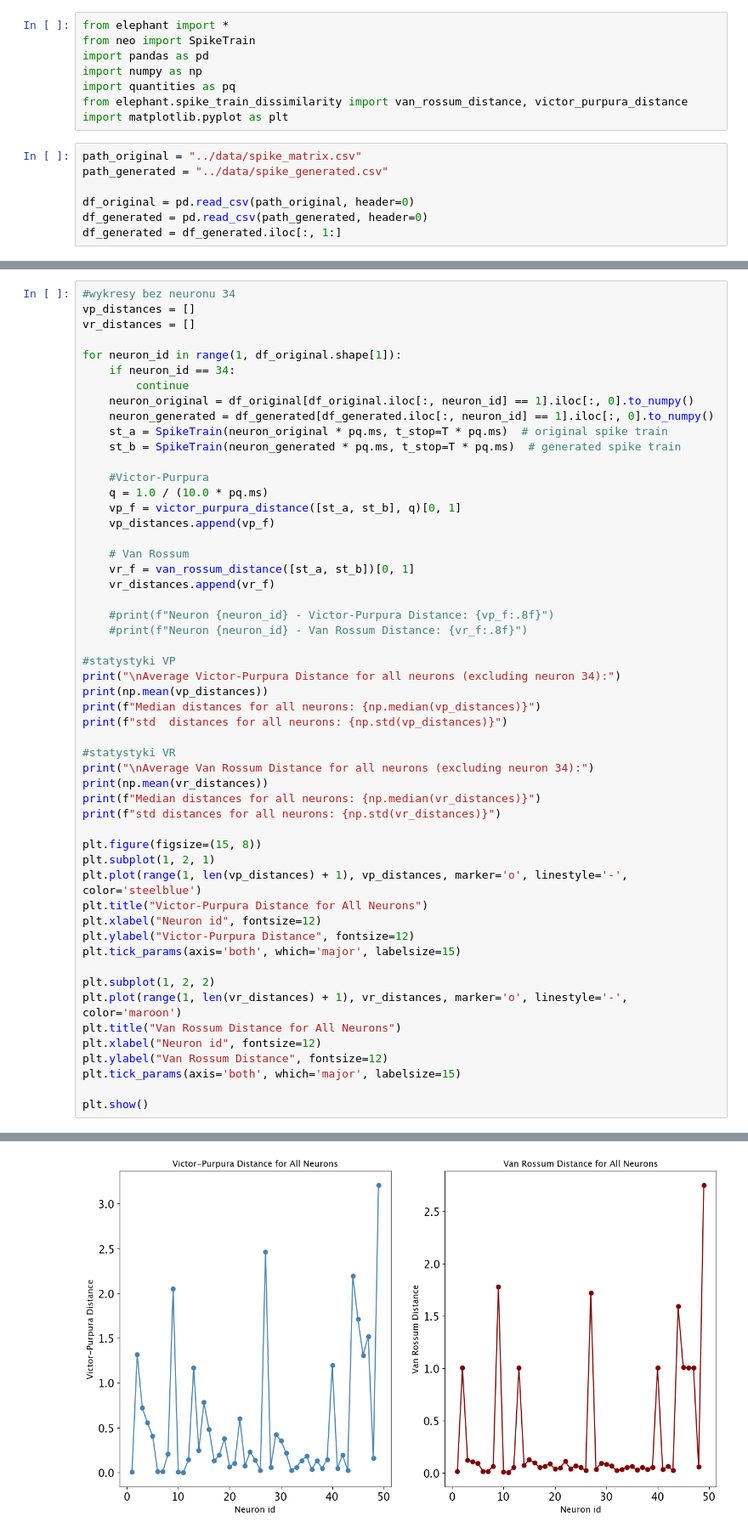
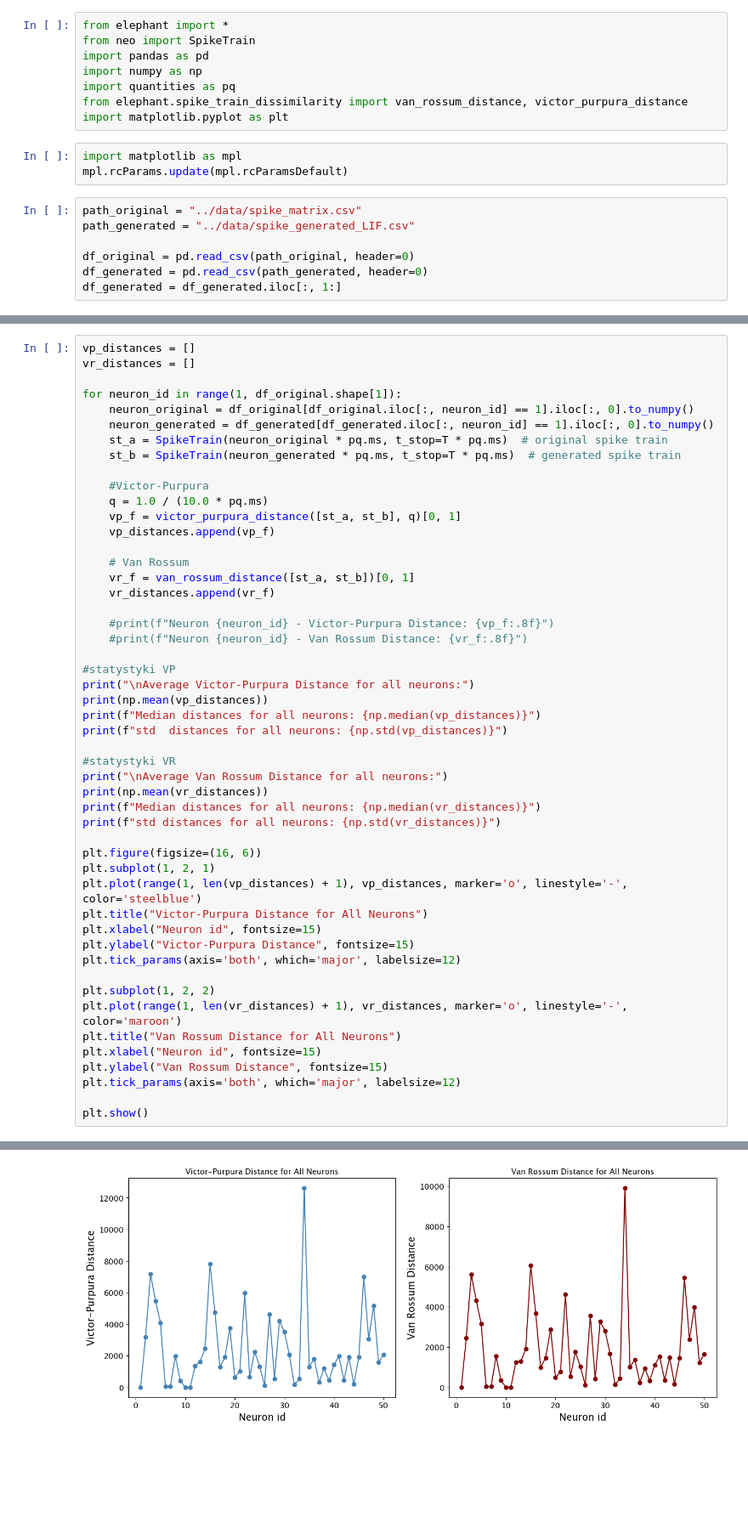
Before and after one commit to ewazukowska/MasterThesis, a Jupyter notebook: results/metrics.ipynb, the cells around one changed output, grey strips where cells are left out. Shown at 85% size. Cells and saved outputs as stored; diff of their text form; blank space fills up the shorter version.

```diff
--- a/results/metrics.ipynb
+++ b/results/metrics.ipynb
@@ -163,9 +163,12 @@ import numpy as np
 import quantities as pq
 from elephant.spike_train_dissimilarity import van_rossum_distance, victor_purpura_distance
 import matplotlib.pyplot as plt
+# %%
+import matplotlib as mpl
+mpl.rcParams.update(mpl.rcParamsDefault)
 # %%
 path_original = "../data/spike_matrix.csv"
-path_generated = "../data/spike_generated.csv"
+path_generated = "../data/spike_generated_LIF.csv"
 
 df_original = pd.read_csv(path_original, header=0)
 df_generated = pd.read_csv(path_generated, header=0)
@@ -212,11 +215,8 @@ std distances for all neurons: 75874.05884929448
 # %%
-#wykresy bez neuronu 34
 vp_distances = []
 vr_distances = []
 
 for neuron_id in range(1, df_original.shape[1]):
-    if neuron_id == 34:
-        continue
     neuron_original = df_original[df_original.iloc[:, neuron_id] == 1].iloc[:, 0].to_numpy()
     neuron_generated = df_generated[df_generated.iloc[:, neuron_id] == 1].iloc[:, 0].to_numpy()
     st_a = SpikeTrain(neuron_original * pq.ms, t_stop=T * pq.ms)  # original spike train
@@ -235,31 +235,31 @@ for neuron_id in range(1, df_original.shape[1]):
     #print(f"Neuron {neuron_id} - Van Rossum Distance: {vr_f:.8f}")
 
 #statystyki VP
-print("\nAverage Victor-Purpura Distance for all neurons (excluding neuron 34):")
+print("\nAverage Victor-Purpura Distance for all neurons:")
 print(np.mean(vp_distances))
 print(f"Median distances for all neurons: {np.median(vp_distances)}")
 print(f"std  distances for all neurons: {np.std(vp_distances)}")
 
 #statystyki VR
-print("\nAverage Van Rossum Distance for all neurons (excluding neuron 34):")
+print("\nAverage Van Rossum Distance for all neurons:")
 print(np.mean(vr_distances))
 print(f"Median distances for all neurons: {np.median(vr_distances)}")
 print(f"std distances for all neurons: {np.std(vr_distances)}")
 
-plt.figure(figsize=(15, 8))
+plt.figure(figsize=(16, 6))
 plt.subplot(1, 2, 1)
 plt.plot(range(1, len(vp_distances) + 1), vp_distances, marker='o', linestyle='-', color='steelblue')
 plt.title("Victor-Purpura Distance for All Neurons")
-plt.xlabel("Neuron id", fontsize=12)
-plt.ylabel("Victor-Purpura Distance", fontsize=12)
-plt.tick_params(axis='both', which='major', labelsize=15)
+plt.xlabel("Neuron id", fontsize=15)
+plt.ylabel("Victor-Purpura Distance", fontsize=15)
+plt.tick_params(axis='both', which='major', labelsize=12)
 
 plt.subplot(1, 2, 2)
 plt.plot(range(1, len(vr_distances) + 1), vr_distances, marker='o', linestyle='-', color='maroon')
 plt.title("Van Rossum Distance for All Neurons")
-plt.xlabel("Neuron id", fontsize=12)
-plt.ylabel("Van Rossum Distance", fontsize=12)
-plt.tick_params(axis='both', which='major', labelsize=15)
+plt.xlabel("Neuron id", fontsize=15)
+plt.ylabel("Van Rossum Distance", fontsize=15)
+plt.tick_params(axis='both', which='major', labelsize=12)
 
 plt.show()
 # %% [output]
@@ -275 +275 @@ std distances for all neurons: 0.5929058483074777
-[figure, old version]
+[figure, new version]
```
Also changed, not shown: parts of 2 cells of this notebook, 5 other files.
